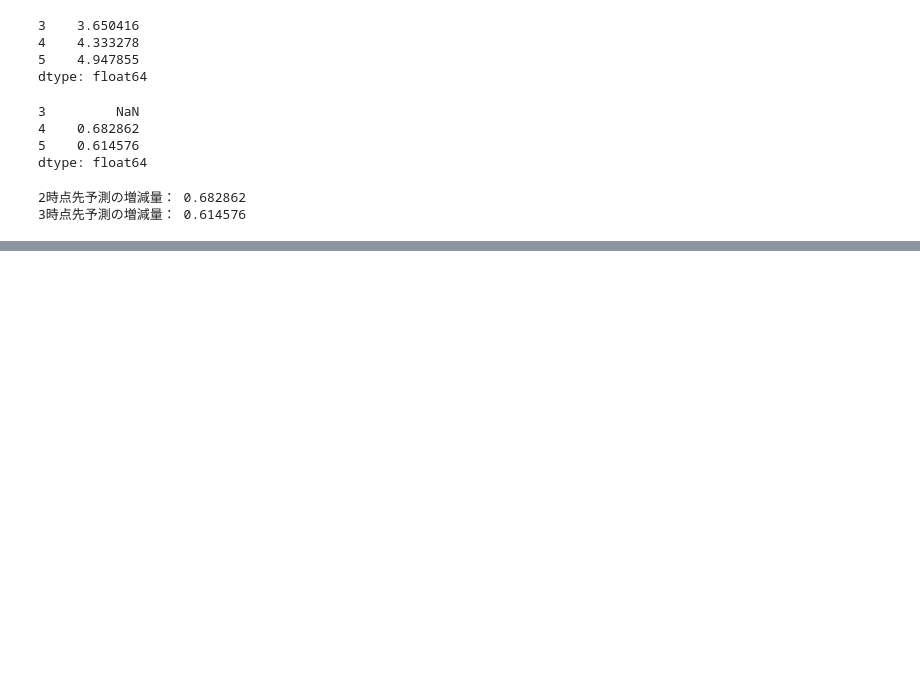
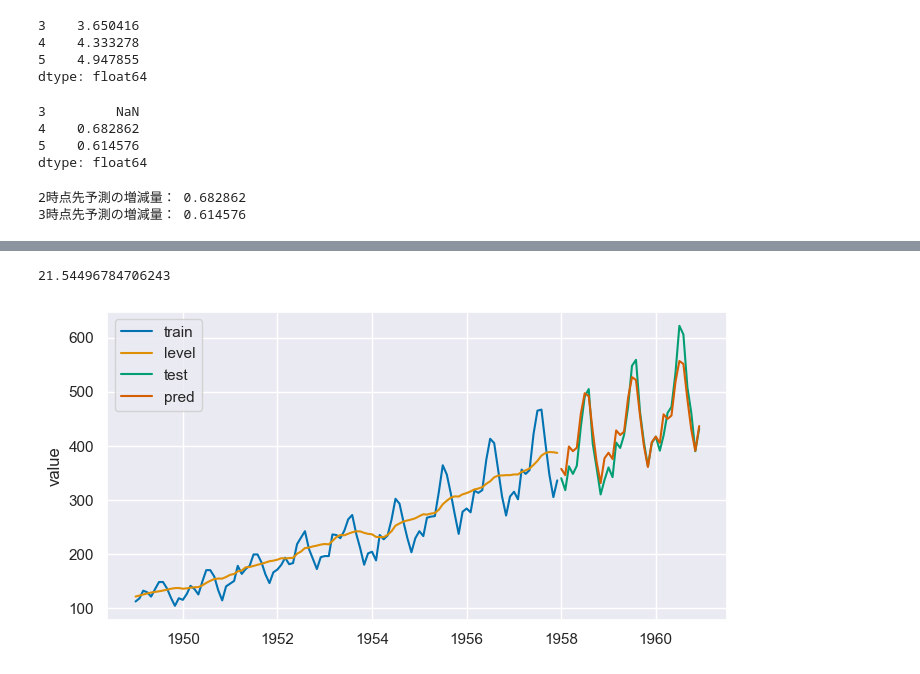
Before and after one commit to maton369/Python_Time_Series_Intro, a Jupyter notebook: 3-4-指数平滑化法とその周辺.ipynb, the cells around one changed output, grey strips where cells are left out. Cells and saved outputs as stored; diff of their text form; code cells hidden in the pictures; blank space fills up the shorter version.

Commit message:
feat: Holt-winters法

```diff
--- a/3-4-指数平滑化法とその周辺.ipynb
+++ b/3-4-指数平滑化法とその周辺.ipynb
@@ -955,0 +1188,57 @@ print(f"3時点先予測の増減量： {d3 * phi ** 3:.6g}")
+# %%
+# ==========================================================
+# Holt-Winters法による予測（AirPassengersデータ）
+# ==========================================================
+# モデル化：
+#   trend='add'     → トレンドを加法モデルとして扱う（線形な増減）
+#   seasonal='add'  → 季節成分を加法モデルとして扱う（変動幅が一定）
+#   seasonal_periods=12 → 12ヶ月周期（1年）を想定
+#
+# 予測：
+#   trainデータを用いてモデルを学習し、
+#   testデータと同じ長さだけ先を予測する。
+#
+# 評価：
+#   平均絶対誤差（MAE）で予測精度を確認。
+# ==========================================================
+
+# モデル化
+hw_air = tsa.ExponentialSmoothing(
+    train, trend="add", seasonal="add", seasonal_periods=12
+).fit()
+
+# 予測
+pred = hw_air.forecast(len(test))
+
+# 予測精度（MAE）
+mean_absolute_error(test, pred)
+# %% [output]
+21.54496784706243
+# %%
+# ==========================================================
+# Holt-Winters法による予測結果とトレンド（level）の可視化
+# ==========================================================
+# グラフ構成：
+#   - train ：学習に用いた実測データ（青線）
+#   - level ：指数平滑化で抽出された「水準成分」（オレンジ線）
+#   - test  ：評価用データ（緑線）
+#   - pred  ：予測値（赤線）
+#
+# この可視化により、
+# Holt-Wintersモデルが季節性を補正しながら
+# 全体のトレンドをどのように捉えているかを確認できる。
+# ==========================================================
+
+fig, ax = plot_series(
+    train,  # 学習データ
+    hw_air.level,  # モデルが抽出したトレンド成分（level）
+    test,  # テストデータ
+    pred,  # 予測結果
+    labels=["train", "level", "test", "pred"],
+    markers=np.tile("", 4),  # 点を非表示にして滑らかに描画
+)
+
+# グラフサイズを指定（横長で見やすく）
+fig.set_size_inches(8, 4)
+# %% [output]
+[figure, added]
```
Also changed, not shown: parts of 8 cells of this notebook.
